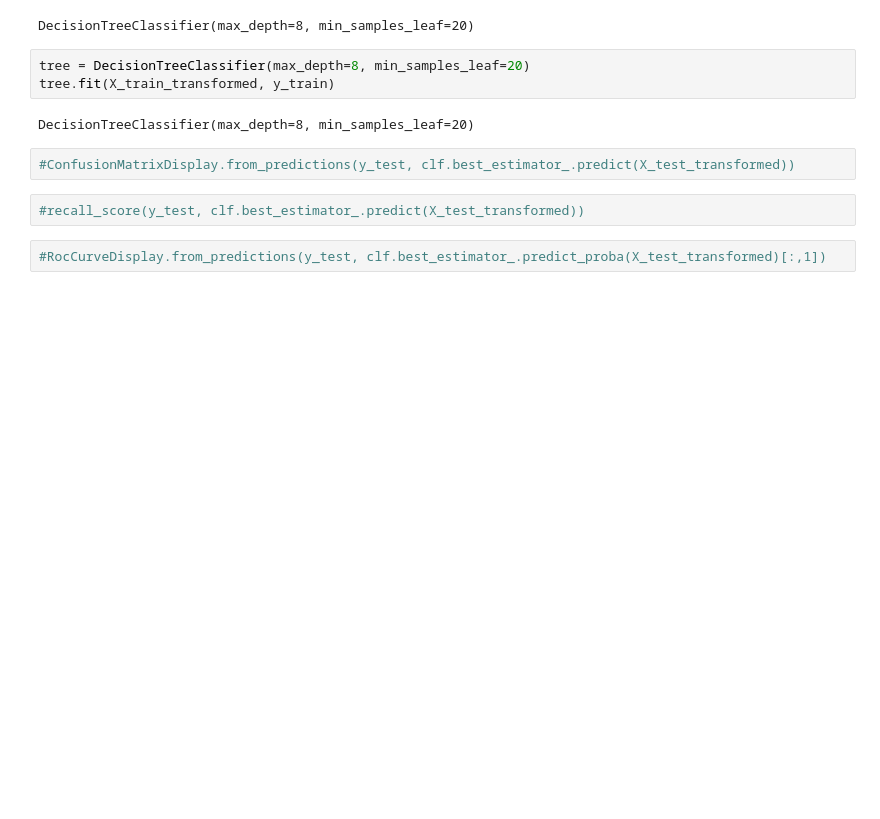
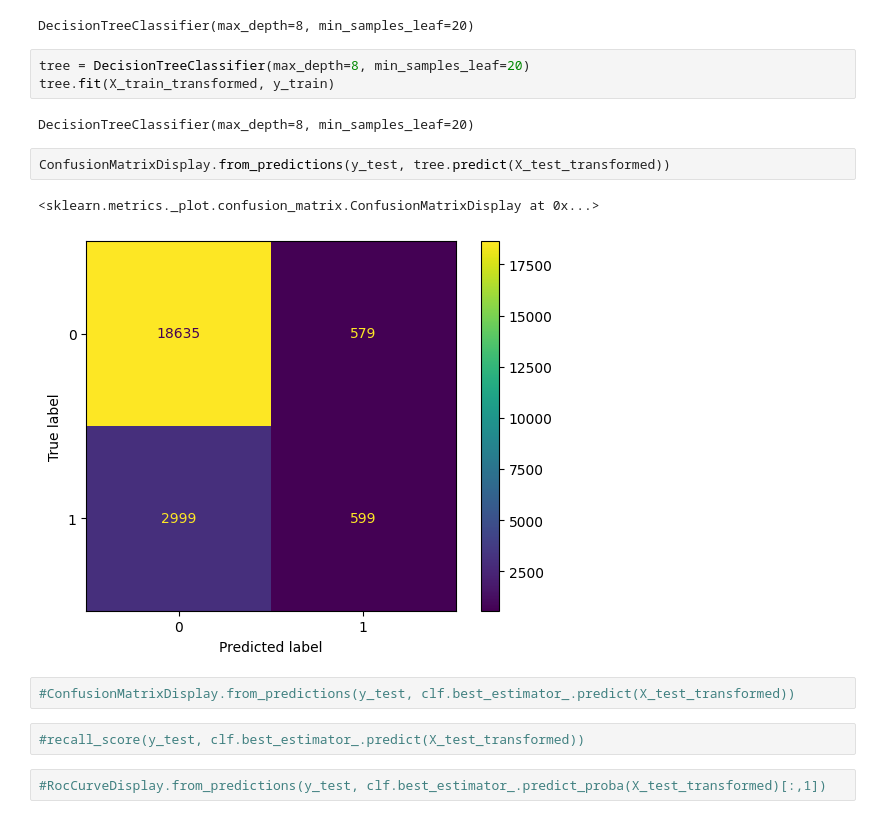
Before and after one commit to Joseppi007/MachineLearningRubbish, a Jupyter notebook: 2025_spring/Week08_DT/HW7.ipynb, the cells around one changed output. Saved outputs shown, nothing was run; the diff lists cells and outputs as text; blank space fills up the shorter version.

```diff
--- a/2025_spring/Week08_DT/HW7.ipynb
+++ b/2025_spring/Week08_DT/HW7.ipynb
@@ -195,6 +195,11 @@ tree = DecisionTreeClassifier(max_depth=8, min_samples_leaf=20)
 tree.fit(X_train_transformed, y_train)
 # %% [output]
 DecisionTreeClassifier(max_depth=8, min_samples_leaf=20)
+# %%
+ConfusionMatrixDisplay.from_predictions(y_test, tree.predict(X_test_transformed))
+# %% [output]
+<sklearn.metrics._plot.confusion_matrix.ConfusionMatrixDisplay at 0x...>
+[figure, added]
 # %%
 #ConfusionMatrixDisplay.from_predictions(y_test, clf.best_estimator_.predict(X_test_transformed))
 # %%
```
Also changed, not shown: parts of 1 cell of this notebook.
